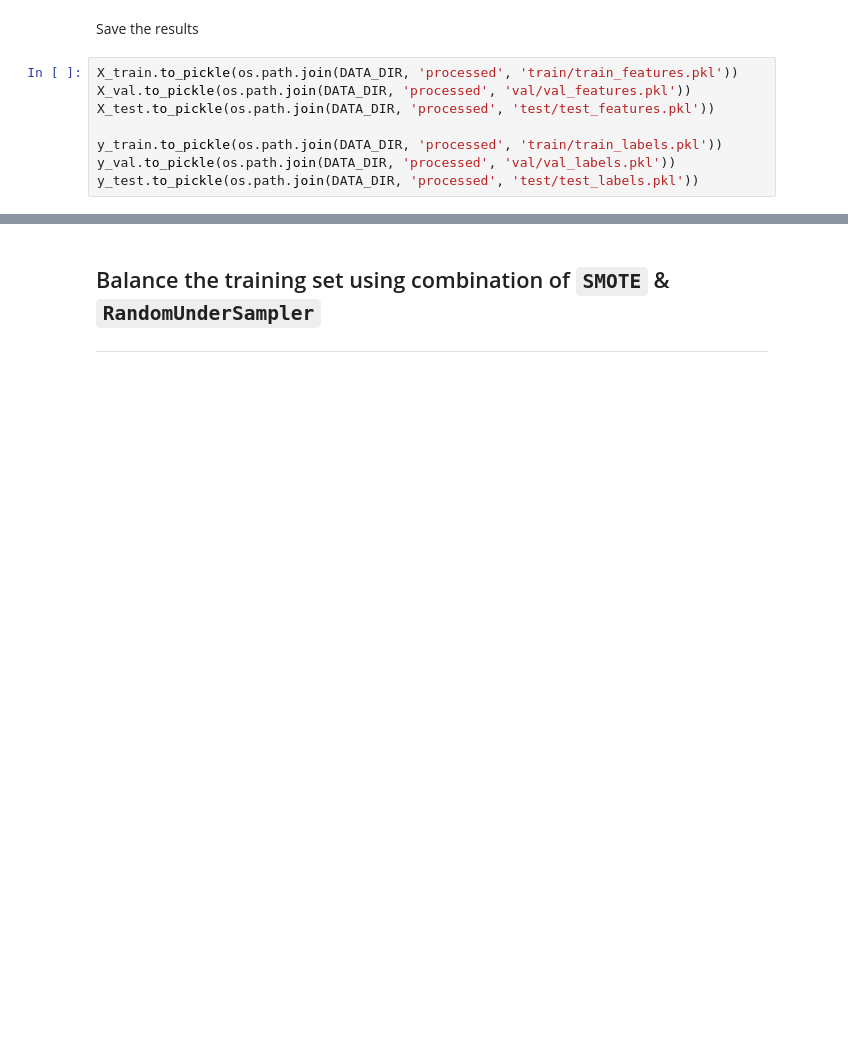
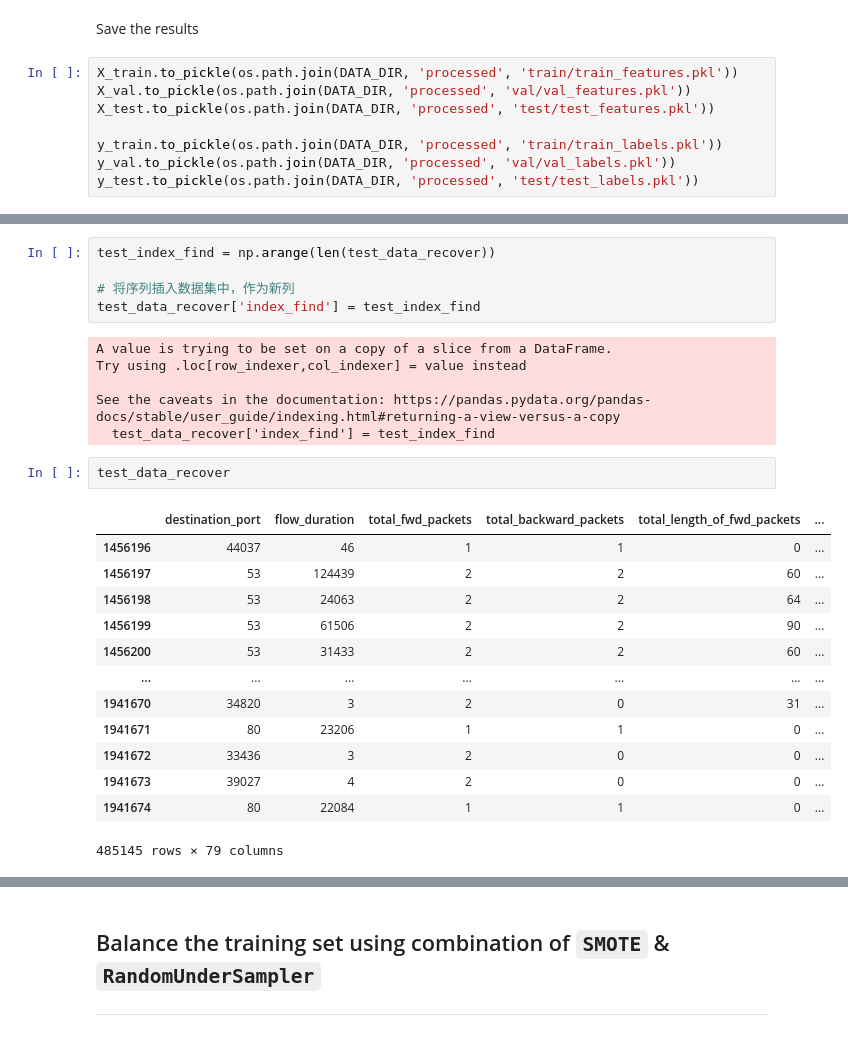
Before and after one commit to xiaohaishuishen/dbn-based-nids, a Jupyter notebook: notebooks/CICIDS2017/CICIDS2017.ipynb, the cells around one changed output, grey strips where cells are left out. Drawn from its saved outputs; the diff is of its cells as text; blank space fills up the shorter version.

```diff
--- a/notebooks/CICIDS2017/CICIDS2017.ipynb
+++ b/notebooks/CICIDS2017/CICIDS2017.ipynb
@@ -519,0 +656,27 @@ X_train.shape
+# %%
+test_index_find = np.arange(len(test_data_recover))
+
+# 将序列插入数据集中，作为新列
+test_data_recover['index_find'] = test_index_find
+# %% [output]
+A value is trying to be set on a copy of a slice from a DataFrame.
+Try using .loc[row_indexer,col_indexer] = value instead
+
+See the caveats in the documentation: https://pandas.pydata.org/pandas-docs/stable/user_guide/indexing.html#returning-a-view-versus-a-copy
+  test_data_recover['index_find'] = test_index_find
+# %%
+test_data_recover
+# %% [output]
+|  | destination_port | flow_duration | total_fwd_packets | total_backward_packets | total_length_of_fwd_packets | ... |
+| 1456196 | 44037 | 46 | 1 | 1 | 0 | ... |
+| 1456197 | 53 | 124439 | 2 | 2 | 60 | ... |
+| 1456198 | 53 | 24063 | 2 | 2 | 64 | ... |
+| 1456199 | 53 | 61506 | 2 | 2 | 90 | ... |
+| 1456200 | 53 | 31433 | 2 | 2 | 60 | ... |
+| ... | ... | ... | ... | ... | ... | ... |
+| 1941670 | 34820 | 3 | 2 | 0 | 31 | ... |
+| 1941671 | 80 | 23206 | 1 | 1 | 0 | ... |
+| 1941672 | 33436 | 3 | 2 | 0 | 0 | ... |
+| 1941673 | 39027 | 4 | 2 | 0 | 0 | ... |
+| 1941674 | 80 | 22084 | 1 | 1 | 0 | ... |
+485145 rows × 79 columns
```
Also changed, not shown: parts of 12 cells of this notebook, 3 other files.
